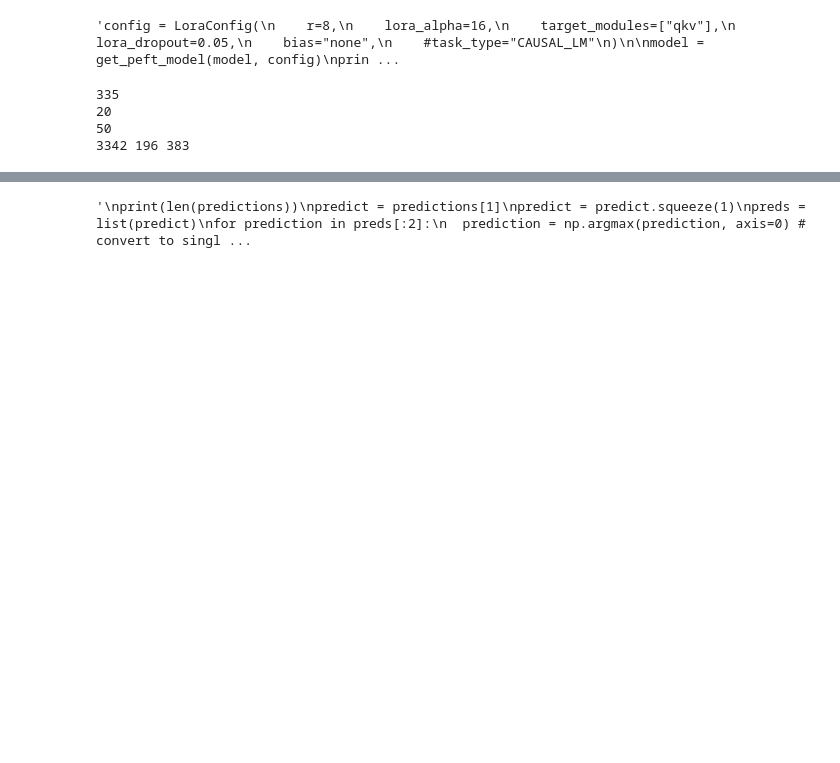
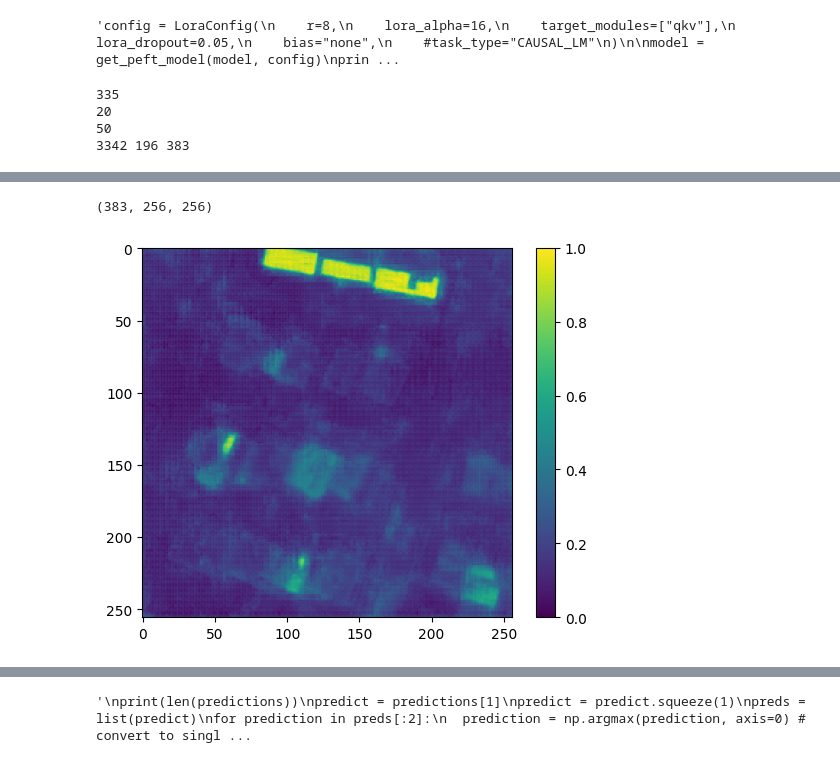
Before and after one commit to michael11albrecht/lora_sam, a Jupyter notebook: loarsam_test.ipynb, the cells around one changed output, grey strips where cells are left out. Cells and saved outputs as stored; diff of their text form; code cells hidden in the pictures; blank space fills up the shorter version.

```diff
--- a/loarsam_test.ipynb
+++ b/loarsam_test.ipynb
@@ -136,6 +124,9 @@ class SAMDataset(Dataset):
     # add ground truth segmentation
     inputs["ground_truth_mask"] = ground_truth_mask
 
+    # add labels
+    inputs["labels"] = ground_truth_mask
+
     return inputs
 # %%
 processor = transformers.SamProcessor.from_pretrained("facebook/sam-vit-base")
@@ -146,6 +137,7 @@ test_dataset = SAMDataset(dataset=test_data, processor=processor)
 # %%
 seg_loss = monai.losses.DiceCELoss(sigmoid=True, squared_pred=True, reduction='mean')
 device = "cuda" if torch.cuda.is_available() else "cpu"
+device = "mps" if torch.backends.mps.is_available() else "cpu"
 print(device)
 
 # subclass trainer source: https://medium.com/deeplearningmadeeasy/how-to-use-a-custom-loss-with-hugging-face-fc9a1f91b39b
@@ -159,4 +151,19 @@ class CustomTrainer(transformers.Trainer):
         loss = seg_loss(predicted_masks, ground_truth_masks.unsqueeze(1))
 
         return (loss, outputs) if return_outputs else loss
+
+    def predict(self, test_dataset):
+        predictions, labels, metrics = super().predict(test_dataset)
+
+        '''
+        # Extract ground truth masks and filenames during metrics computation
+        def compute_metrics(pred):
+            print(pred.keys())
+            labels = pred.label_ids  # Assuming ground truth masks are stored in 'label_ids'
+            filenames = [d['file_name'] for d in pred.dataset]  # Assuming filenames are in 'file_name'
+            return {'ground_truth_masks': labels, 'filenames': filenames}
+
+        metrics = self.compute_metrics(predictions, compute_metrics)
+        '''
+        return predictions, labels, metrics
 # %% [output]
@@ -198,0 +236,13 @@ predictions, labels, metrics = trainer.predict(test_dataset)
+# %%
+prediction_0 = predictions[1].squeeze()
+print(prediction_0.shape)
+#prediction = np.argmax(prediction_0, axis=0)
+#print(prediction.shape)
+pred = list(prediction_0)
+pred_1 = normalize_array(pred[0])
+plt.imshow(pred_1)
+plt.colorbar()
+plt.show()
+# %% [output]
+(383, 256, 256)
+[figure, added]
```
Also changed, not shown: parts of 12 cells of this notebook.
